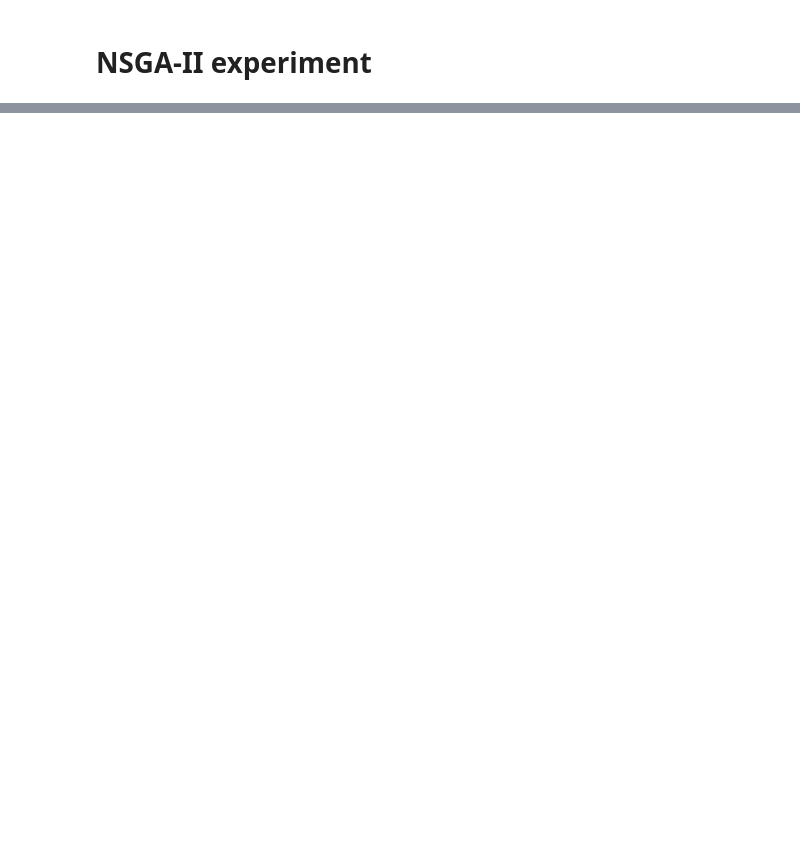
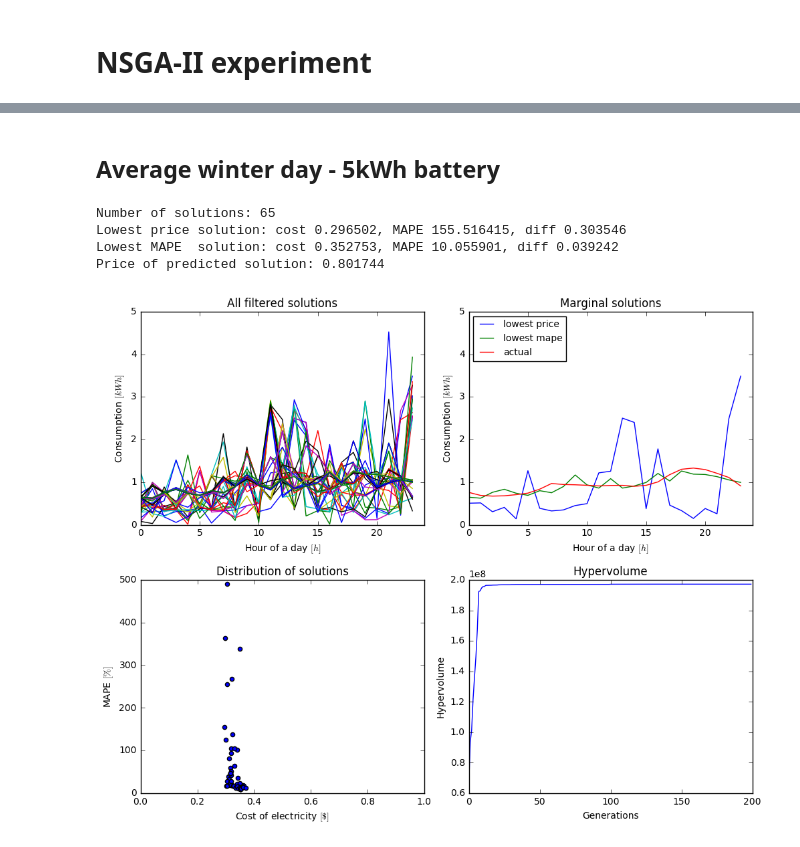
Before and after one commit to Jarino/energy-recommender, a Jupyter notebook: NSGA-II experiment.ipynb, the cells around one changed output, grey strips where cells are left out. Saved outputs shown, nothing was run; the diff lists cells and outputs as text; code cells hidden in the pictures; blank space fills up the shorter version.

```diff
--- a/NSGA-II experiment.ipynb
+++ b/NSGA-II experiment.ipynb
@@ -95,0 +146,10 @@ Final population hypervolume is 1049.184859
+# %% [markdown]
+## Average winter day - 5kWh battery
+# %%
+filter_and_visualize_results(pop_b_5, toolbox_b_5, logbook_b_5, actual, mape=500)
+# %% [output]
+Number of solutions: 65
+Lowest price solution: cost 0.296502, MAPE 155.516415, diff 0.303546
+Lowest MAPE  solution: cost 0.352753, MAPE 10.055901, diff 0.039242
+Price of predicted solution: 0.801744
+[figure, added]
```
Also changed, not shown: parts of 27 cells of this notebook, 2 other files.
